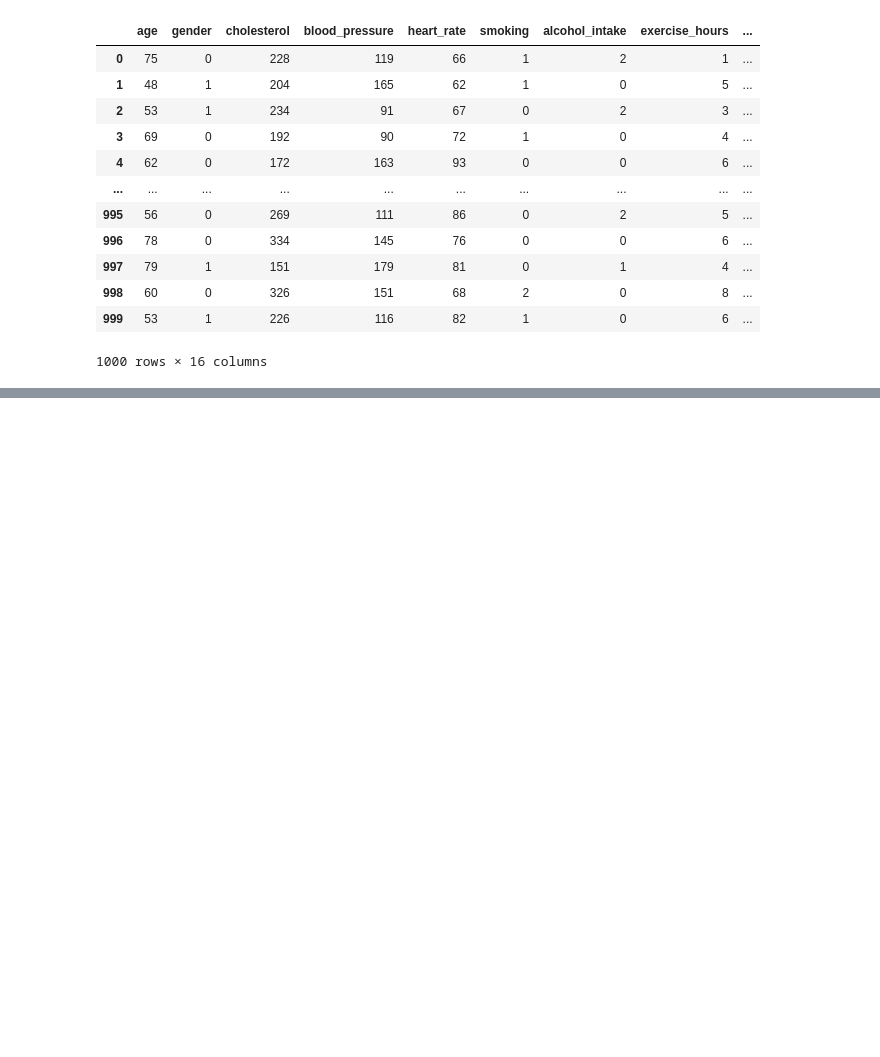
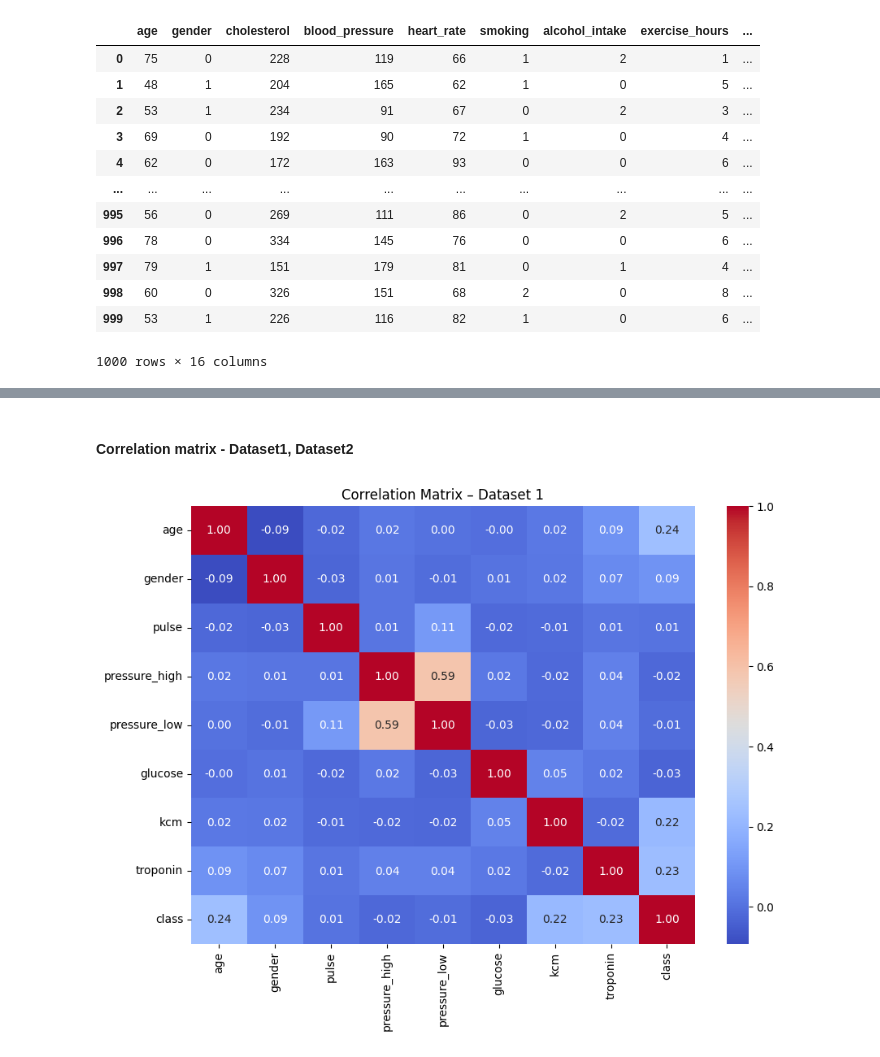
Before and after one commit to plamensve/DS_FINAL_PROJECT, a Jupyter notebook: notebooks/01_data_overview.ipynb, the cells around one changed output, grey strips where cells are left out. Drawn from its saved outputs; the diff is of its cells as text; code cells hidden in the pictures; blank space fills up the shorter version.

```diff
--- a/notebooks/01_data_overview.ipynb
+++ b/notebooks/01_data_overview.ipynb
@@ -331,0 +499,10 @@ dataset2
+# %% [markdown]
+#### Correlation matrix - Dataset1, Dataset2
+# %%
+corr_matrix_dataset1 = dataset1.corr()
+plt.figure(figsize=(10, 7))
+sns.heatmap(corr_matrix_dataset1, annot=True, cmap='coolwarm', fmt=".2f")
+plt.title('Correlation Matrix – Dataset 1')
+plt.show()
+# %% [output]
+[figure, added]
```
Also changed, not shown: parts of 36 cells of this notebook.
